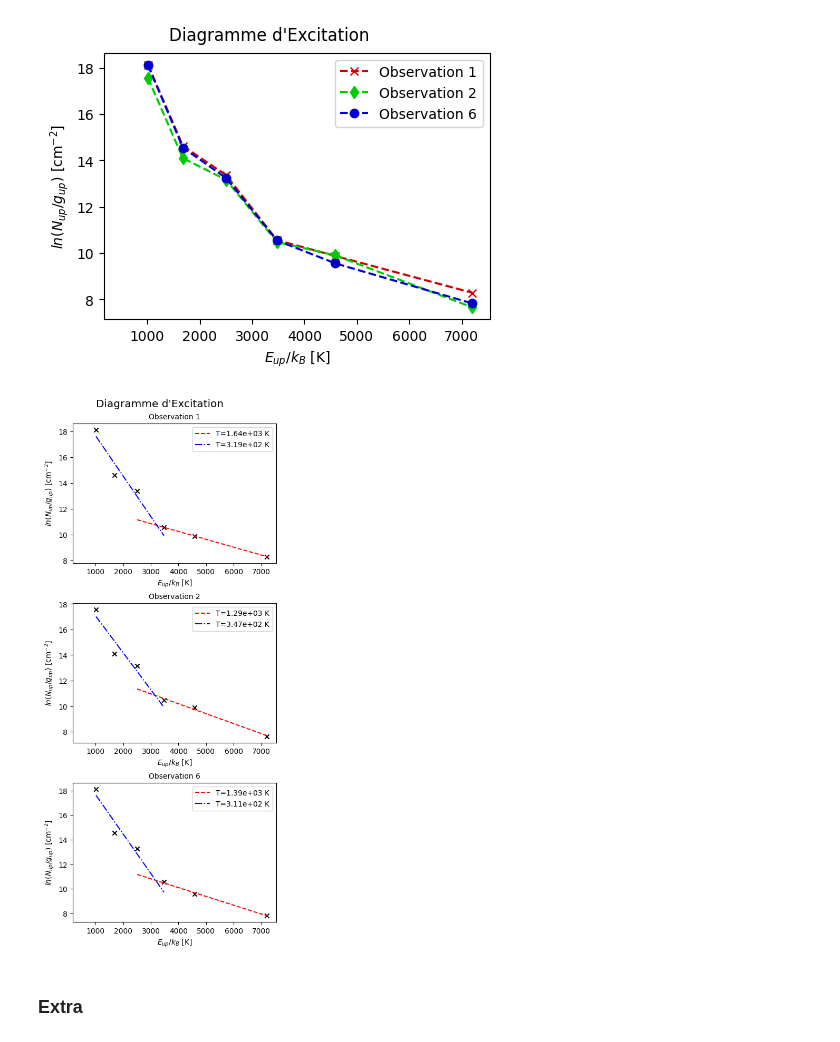
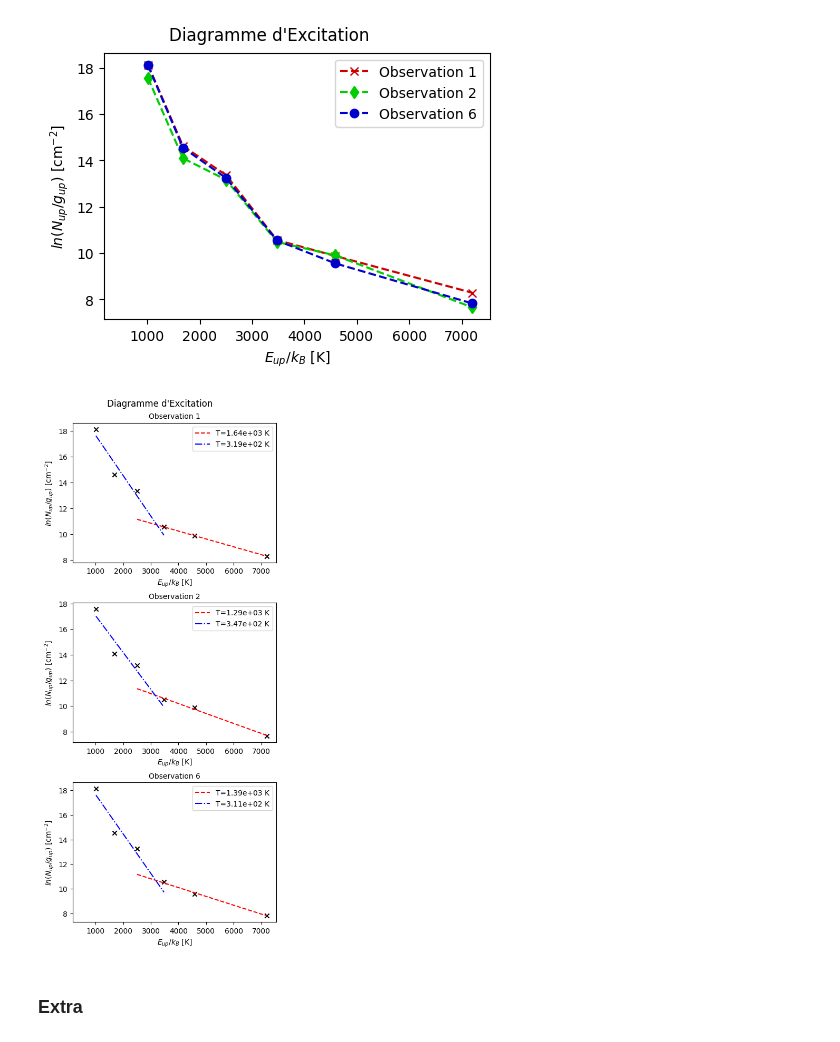
Before and after one commit to georgina-sampson/M04-Shocks, a Jupyter notebook: s07.ipynb, the cells around one changed output. Saved outputs shown, nothing was run; the diff lists cells and outputs as text; code cells hidden in the pictures.

```diff
--- a/s07.ipynb
+++ b/s07.ipynb
@@ -359,25 +359,25 @@ for obs, j in zip(observations, obs_tags):
 # %%
 fig, axs = plt.subplots(nrows=3,figsize=(4.5,3.5*3), layout='constrained')
 
 for obs, j, ax in zip(observations, obs_tags, axs):
     ax.scatter(xaxis, obs['yaxis_ln'], marker='x', c='#000000')
 
     ax.plot(np.concatenate((xchaud[-1:],xfroid)), linea(np.concatenate((xchaud[-1:],xfroid)),obs['popt_fr'][0],obs['popt_fr'][1]),
             '--', label=f"T={-1/obs['popt_fr'][0]:.2e} K", c='#FF0000')
 
     ax.plot(np.concatenate((xchaud,xfroid[:1])), linea(np.concatenate((xchaud,xfroid[:1])),obs['popt_ch'][0],obs['popt_ch'][1]),
             '-.', label=f"T={-1/obs['popt_ch'][0]:.2e} K", c='#0000FF')
 
     ax.set_title(f'Observation {j}', size="medium")
     ax.set_xlabel("$E_{up}/k_B$ [K]")
     ax.set_ylabel("$ln(N_{up}/g_{up})$ [cm$^{-2}$]")
     ax.set_xbound((np.float64(175.56499999999994), np.float64(7530.935)))
     ax.legend()
 
-fig.suptitle(f"Diagramme d'Excitation", size="x-large")
+fig.suptitle(f"Diagramme d'Excitation")
 fig.savefig('diagExcitFit.png', dpi=300, bbox_inches='tight')
 # %% [output]
-[figure, old version]
+[figure, new version]
 # %% [markdown]
 ### Extra
 # %%
```
Also changed, not shown: parts of 3 cells of this notebook, 4 other files.
